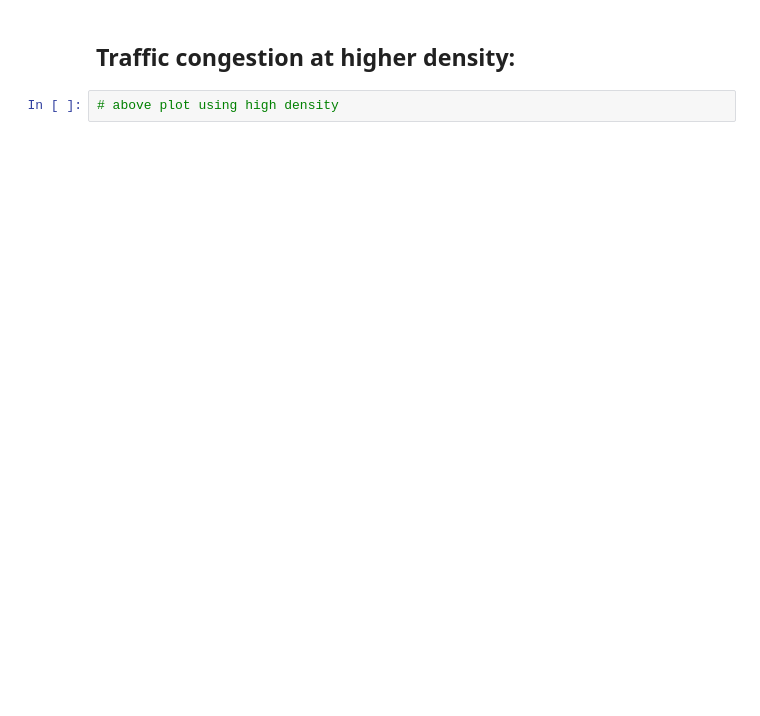
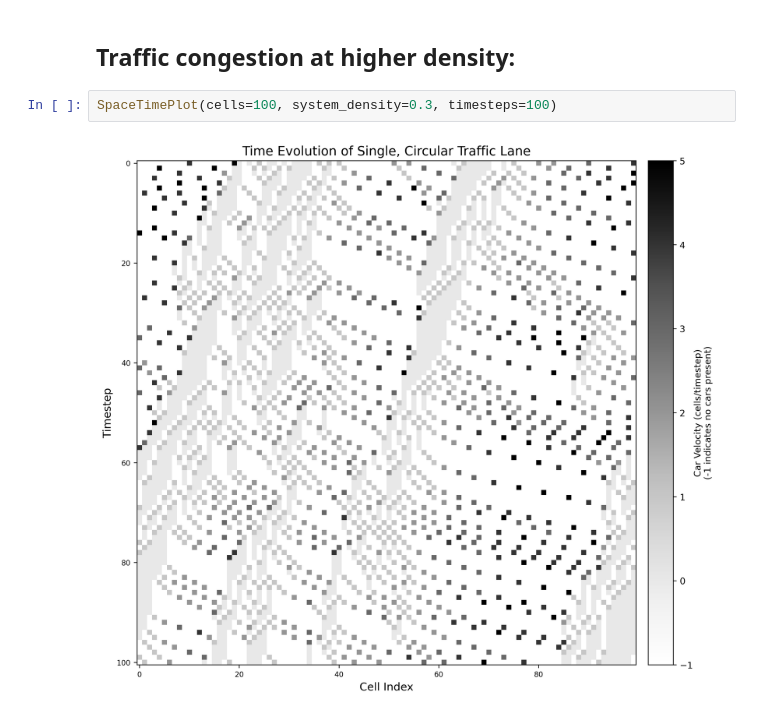
Before and after one commit to starmallow/PHY329_Project, a Jupyter notebook: demos/demo.ipynb, the cells around one changed output. Drawn from its saved outputs; the diff is of its cells as text; blank space fills up the shorter version.

```diff
--- a/demos/demo.ipynb
+++ b/demos/demo.ipynb
@@ -51,4 +18,6 @@ plt.show()
 # %% [markdown]
 ## Traffic congestion at higher density:
 # %%
-# above plot using high density
+SpaceTimePlot(cells=100, system_density=0.3, timesteps=100)
+# %% [output]
+[figure, added]
```
Also changed, not shown: parts of 7 cells of this notebook, 2 other files.
